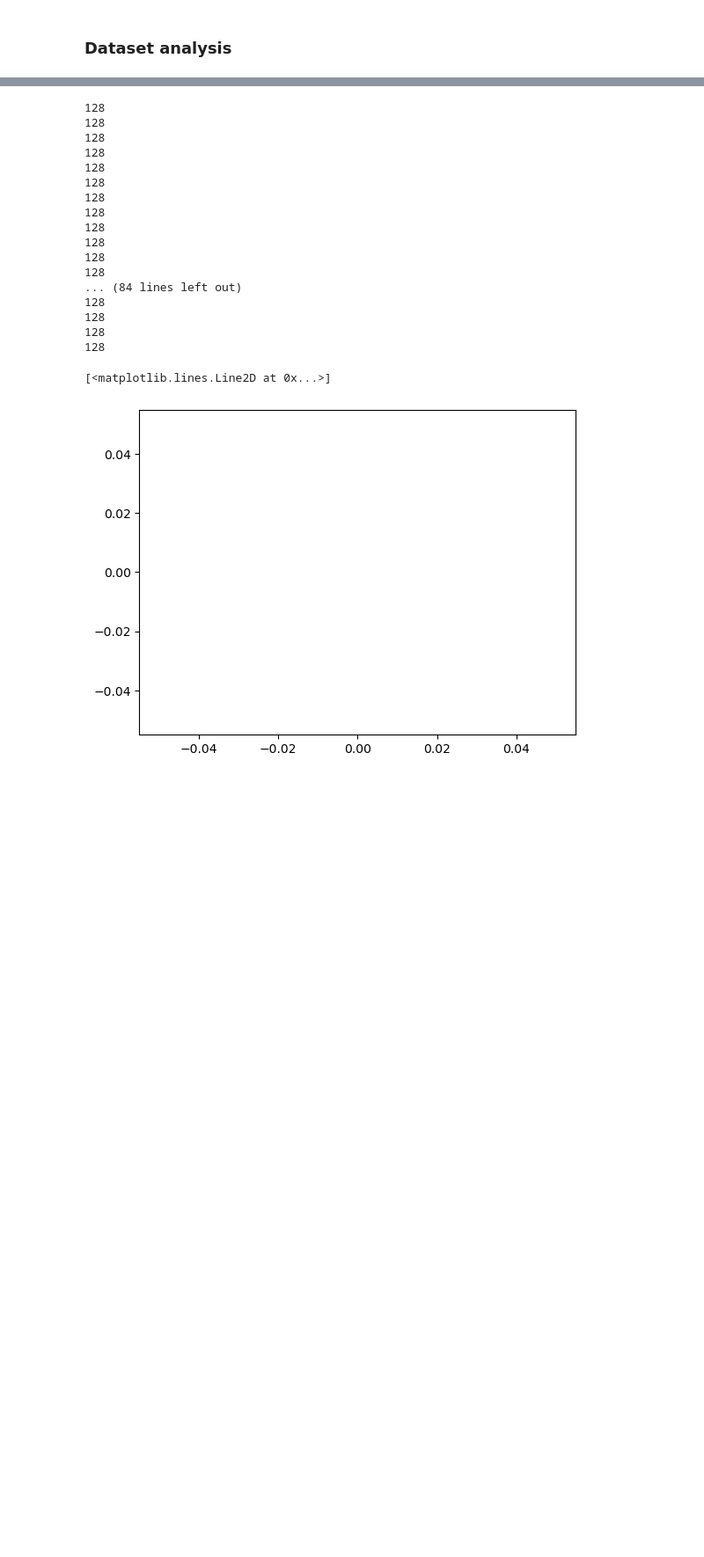
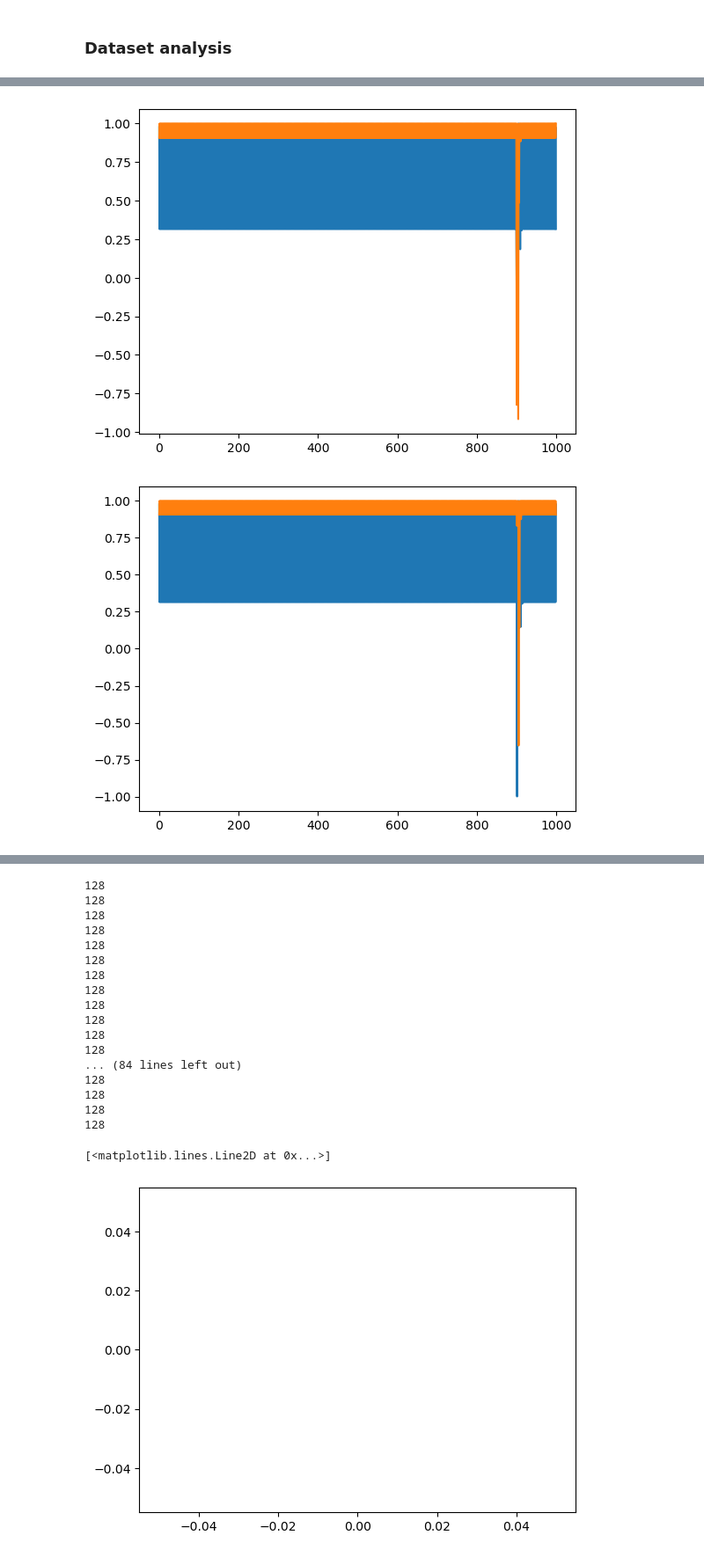
Before and after one commit to amimem/ToMM, a Jupyter notebook: trained_networks_analysis.ipynb, the cells around one changed output, grey strips where cells are left out. Shown at 88% size. Drawn from its saved outputs; the diff is of its cells as text; code cells hidden in the pictures; blank space fills up the shorter version.

```diff
--- a/trained_networks_analysis.ipynb
+++ b/trained_networks_analysis.ipynb
@@ -145,10 +175,3 @@ epi_dims = [data_settings['num_episodes'],data_settings['episode_length']]
 states=training_data["states"].reshape(tuple(epi_dims+[data_settings['sys_parameters']['K']]))
 actions=training_data["actions"].reshape(tuple(epi_dims+[data_settings['sys_parameters']['N']]))
 episode_times=training_data["times"].reshape(tuple(epi_dims+[1]))
-# %%
-for epi_idx in range(50,100):
-    fig,ax=pl.subplots()
-    ax.plot(states[epi_idx,:,0])
-    ax.plot(states[epi_idx,:,1])
-#     ax.set_ylim(-10,10)
-# pl.gca().set_yscale('log')
@@ -168,0 +178,10 @@ for epi_idx in range(50,100):
+# %%
+for epi_idx in range(5):
+    fig,ax=pl.subplots()
+    ax.plot(states[epi_idx,:,0])
+    ax.plot(states[epi_idx,:,1])
+#     ax.set_ylim(-10,10)
+# pl.gca().set_yscale('log')
+# %% [output]
+[figure, added]
+[figure, added]
```
Also changed, not shown: parts of 29 cells of this notebook, 4 other files.
